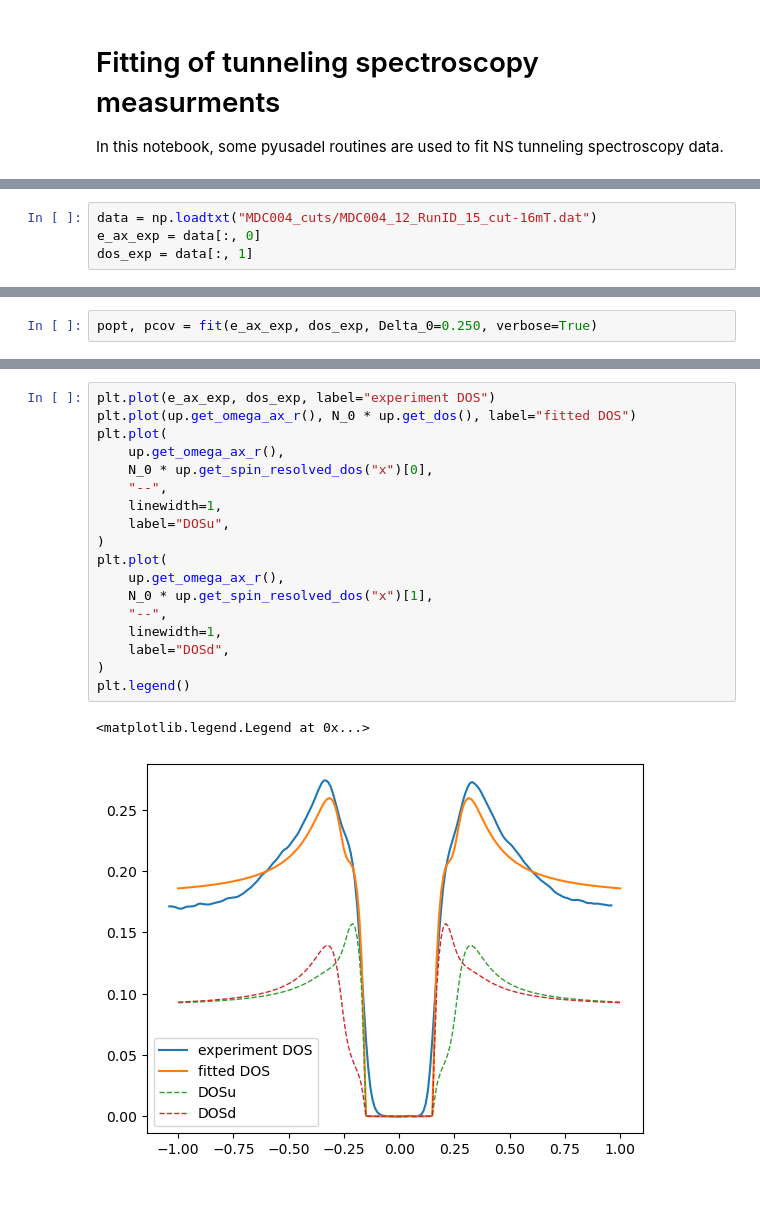
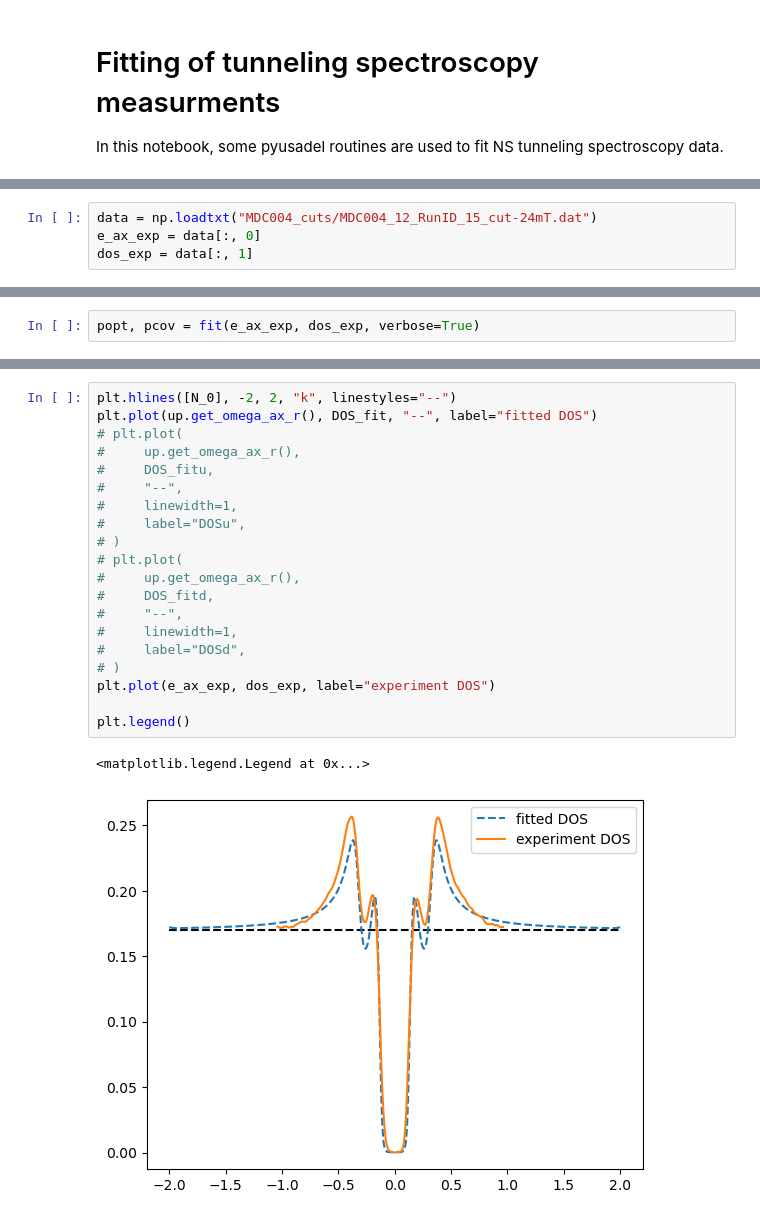
Before and after one commit to maiani/pyusadel, a Jupyter notebook: examples/ns_ts_fitting.ipynb, the cells around one changed output, grey strips where cells are left out. Drawn from its saved outputs; the diff is of its cells as text.

```diff
--- a/examples/ns_ts_fitting.ipynb
+++ b/examples/ns_ts_fitting.ipynb
@@ -95,7 +125,7 @@ def fit(
         # full_output=True,
     )
 # %%
-data = np.loadtxt("MDC004_cuts/MDC004_12_RunID_15_cut-16mT.dat")
+data = np.loadtxt("MDC004_cuts/MDC004_12_RunID_15_cut-24mT.dat")
 e_ax_exp = data[:, 0]
 dos_exp = data[:, 1]
 # %%
@@ -109,3 +139,3 @@ Text(0, 0.5, '$I$ (?)')
 # %%
-popt, pcov = fit(e_ax_exp, dos_exp, Delta_0=0.250, verbose=True)
+popt, pcov = fit(e_ax_exp, dos_exp, verbose=True)
 # %% [output]
@@ -149,21 +215,23 @@ up.solve_spectral()
 # %%
+plt.hlines([N_0], -2, 2, "k", linestyles="--")
+plt.plot(up.get_omega_ax_r(), DOS_fit, "--", label="fitted DOS")
+# plt.plot(
+#     up.get_omega_ax_r(),
+#     DOS_fitu,
+#     "--",
+#     linewidth=1,
+#     label="DOSu",
+# )
+# plt.plot(
+#     up.get_omega_ax_r(),
+#     DOS_fitd,
+#     "--",
+#     linewidth=1,
+#     label="DOSd",
+# )
 plt.plot(e_ax_exp, dos_exp, label="experiment DOS")
-plt.plot(up.get_omega_ax_r(), N_0 * up.get_dos(), label="fitted DOS")
-plt.plot(
-    up.get_omega_ax_r(),
-    N_0 * up.get_spin_resolved_dos("x")[0],
-    "--",
-    linewidth=1,
-    label="DOSu",
-)
-plt.plot(
-    up.get_omega_ax_r(),
-    N_0 * up.get_spin_resolved_dos("x")[1],
-    "--",
-    linewidth=1,
-    label="DOSd",
-)
+
 plt.legend()
 # %% [output]
 <matplotlib.legend.Legend at 0x...>
-[figure, old version]
+[figure, new version]
```
Also changed, not shown: parts of 12 cells of this notebook, 2 other files.
